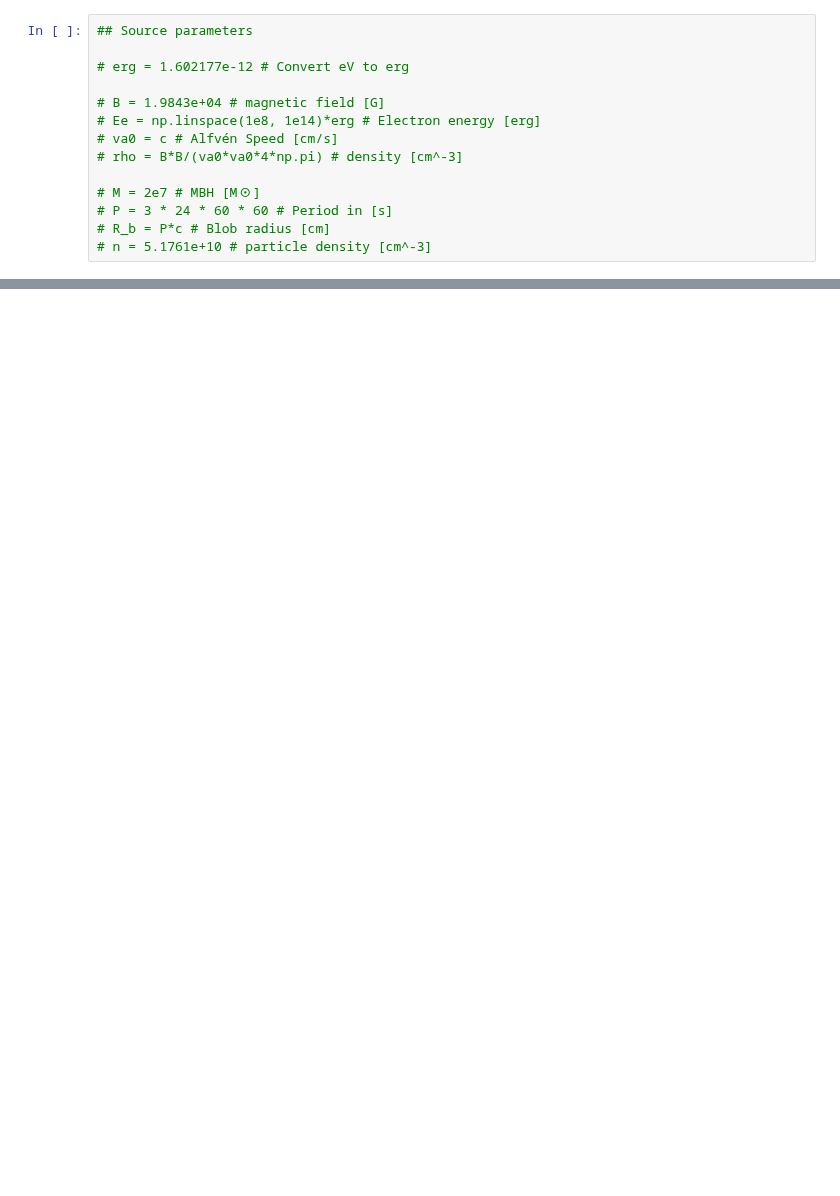
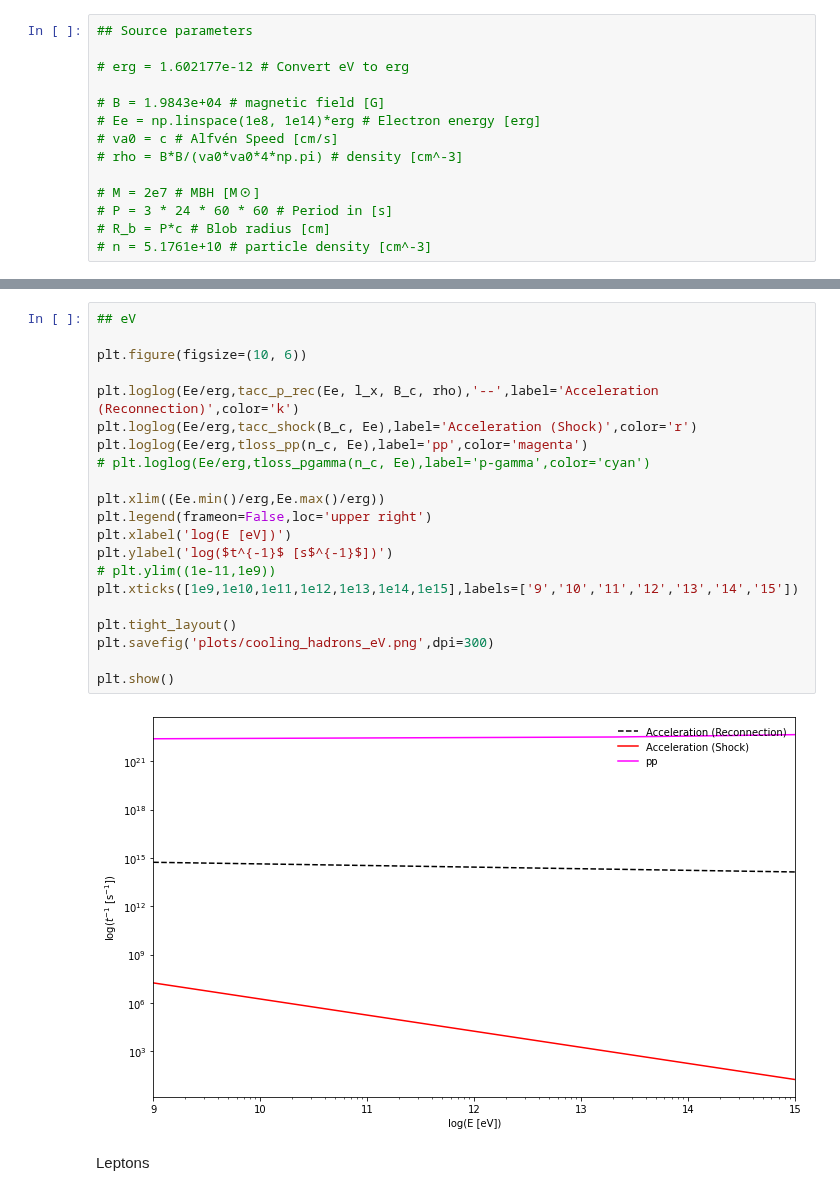
Before and after one commit to luanapassosreis/AGN_Studies, a Jupyter notebook: reconnection_acceleration.ipynb, the cells around one changed output, grey strips where cells are left out. Saved outputs shown, nothing was run; the diff lists cells and outputs as text; blank space fills up the shorter version.

```diff
--- a/reconnection_acceleration.ipynb
+++ b/reconnection_acceleration.ipynb
@@ -298,3 +274,28 @@ def tloss_pgamma(n,E):
+# %%
+## eV
+
+plt.figure(figsize=(10, 6))
+
+plt.loglog(Ee/erg,tacc_p_rec(Ee, l_x, B_c, rho),'--',label='Acceleration (Reconnection)',color='k')
+plt.loglog(Ee/erg,tacc_shock(B_c, Ee),label='Acceleration (Shock)',color='r')
+plt.loglog(Ee/erg,tloss_pp(n_c, Ee),label='pp',color='magenta')
+# plt.loglog(Ee/erg,tloss_pgamma(n_c, Ee),label='p-gamma',color='cyan')
+
+plt.xlim((Ee.min()/erg,Ee.max()/erg))
+plt.legend(frameon=False,loc='upper right')
+plt.xlabel('log(E [eV])')
+plt.ylabel('log($t^{-1}$ [s$^{-1}$])')
+# plt.ylim((1e-11,1e9))
+plt.xticks([1e9,1e10,1e11,1e12,1e13,1e14,1e15],labels=['9','10','11','12','13','14','15'])
+
+plt.tight_layout()
+plt.savefig('plots/cooling_hadrons_eV.png',dpi=300)
+
+plt.show()
+# %% [output]
+[figure, added]
+# %% [markdown]
+Leptons
 # %%
 ## erg
 
```
Also changed, not shown: parts of 23 cells of this notebook, 4 other files.
